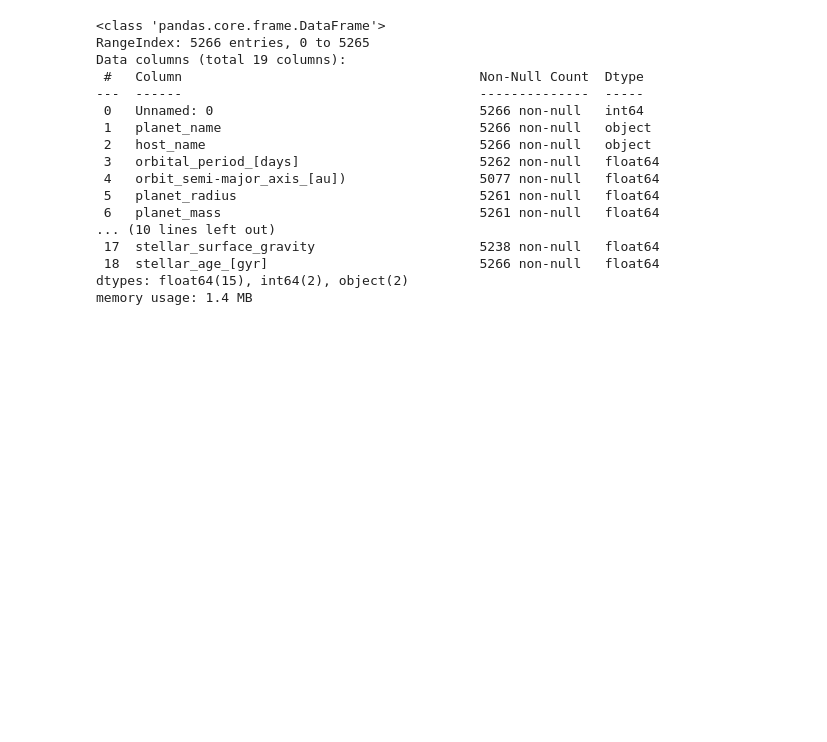
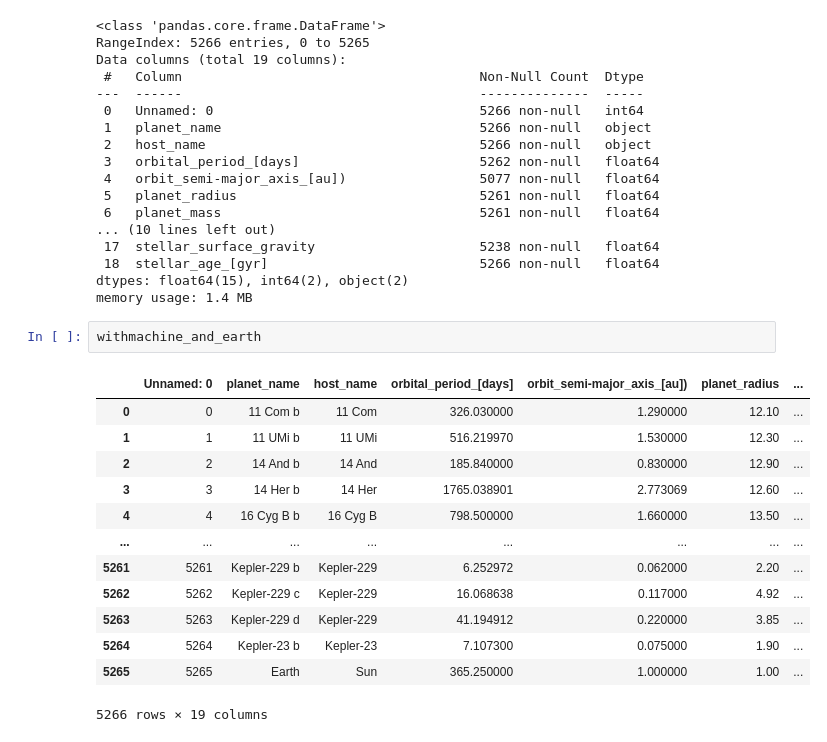
Before and after one commit to aminmadrileno/Exoplanet-project, a Jupyter notebook: euclidean_distances.ipynb, the cells around one changed output. Drawn from its saved outputs; the diff is of its cells as text; blank space fills up the shorter version.

```diff
--- a/euclidean_distances.ipynb
+++ b/euclidean_distances.ipynb
@@ -85,3 +85,19 @@ Data columns (total 19 columns):
  18  stellar_age_[gyr]                           5266 non-null   float64
 dtypes: float64(15), int64(2), object(2)
 memory usage: 1.4 MB
+# %%
+withmachine_and_earth
+# %% [output]
+|  | Unnamed: 0 | planet_name | host_name | orbital_period_[days] | orbit_semi-major_axis_[au]) | planet_radius | ... |
+| 0 | 0 | 11 Com b | 11 Com | 326.030000 | 1.290000 | 12.10 | ... |
+| 1 | 1 | 11 UMi b | 11 UMi | 516.219970 | 1.530000 | 12.30 | ... |
+| 2 | 2 | 14 And b | 14 And | 185.840000 | 0.830000 | 12.90 | ... |
+| 3 | 3 | 14 Her b | 14 Her | 1765.038901 | 2.773069 | 12.60 | ... |
+| 4 | 4 | 16 Cyg B b | 16 Cyg B | 798.500000 | 1.660000 | 13.50 | ... |
+| ... | ... | ... | ... | ... | ... | ... | ... |
+| 5261 | 5261 | Kepler-229 b | Kepler-229 | 6.252972 | 0.062000 | 2.20 | ... |
+| 5262 | 5262 | Kepler-229 c | Kepler-229 | 16.068638 | 0.117000 | 4.92 | ... |
+| 5263 | 5263 | Kepler-229 d | Kepler-229 | 41.194912 | 0.220000 | 3.85 | ... |
+| 5264 | 5264 | Kepler-23 b | Kepler-23 | 7.107300 | 0.075000 | 1.90 | ... |
+| 5265 | 5265 | Earth | Sun | 365.250000 | 1.000000 | 1.00 | ... |
+5266 rows × 19 columns
```
Also changed, not shown: 7 other files.
